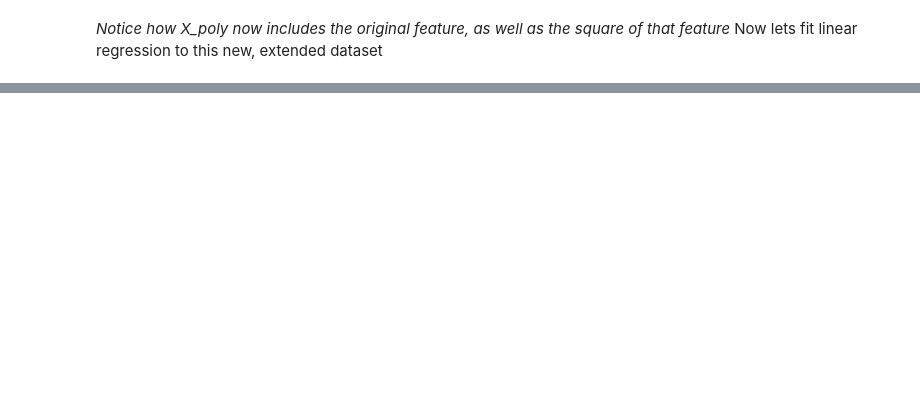
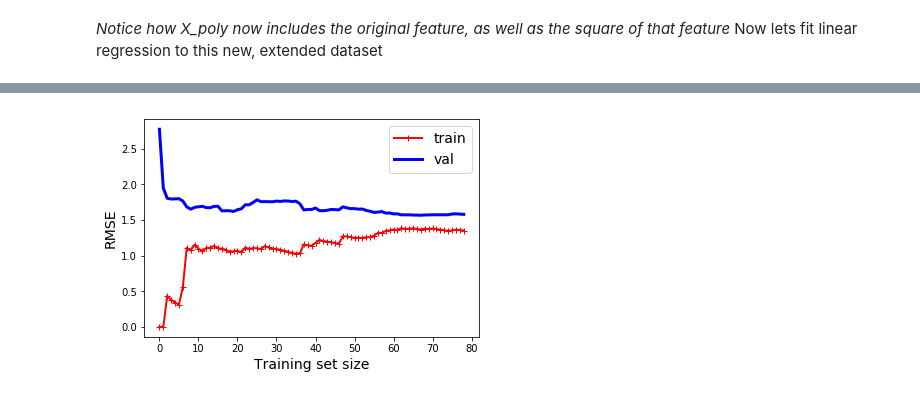
Before and after one commit to AyEnEss/ml_learning, a Jupyter notebook: notes/ch_04_training_models.ipynb, the cells around one changed output, grey strips where cells are left out. Cells and saved outputs as stored; diff of their text form; code cells hidden in the pictures; blank space fills up the shorter version.

```diff
--- a/notes/ch_04_training_models.ipynb
+++ b/notes/ch_04_training_models.ipynb
@@ -193,0 +212,4 @@ plt.show()
+# %%
+plc(lin_reg, X, y)
+# %% [output]
+[figure, added]
```
Also changed, not shown: parts of 21 cells of this notebook, 6 other files.
